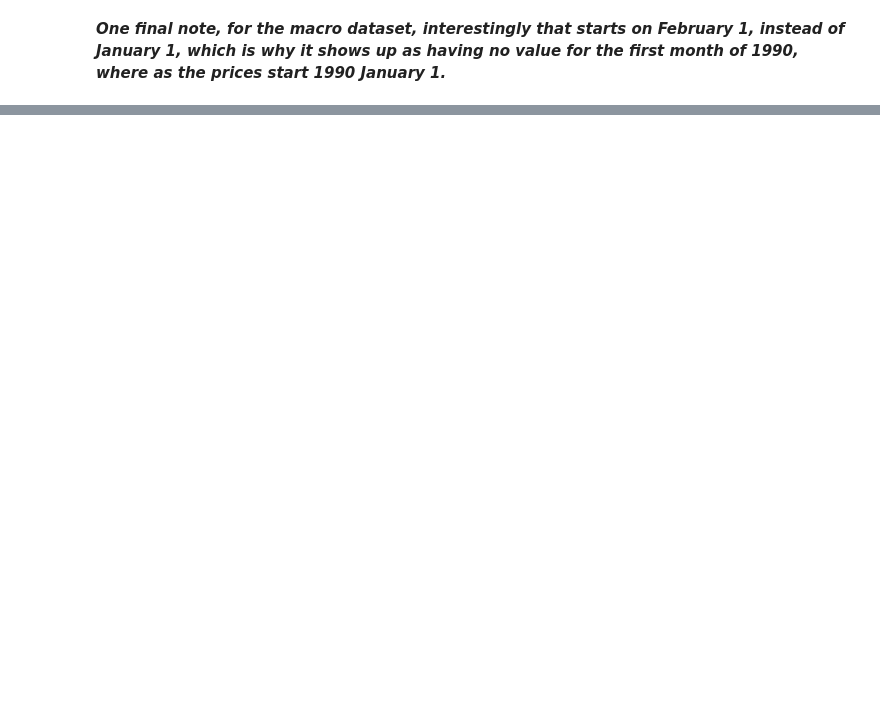
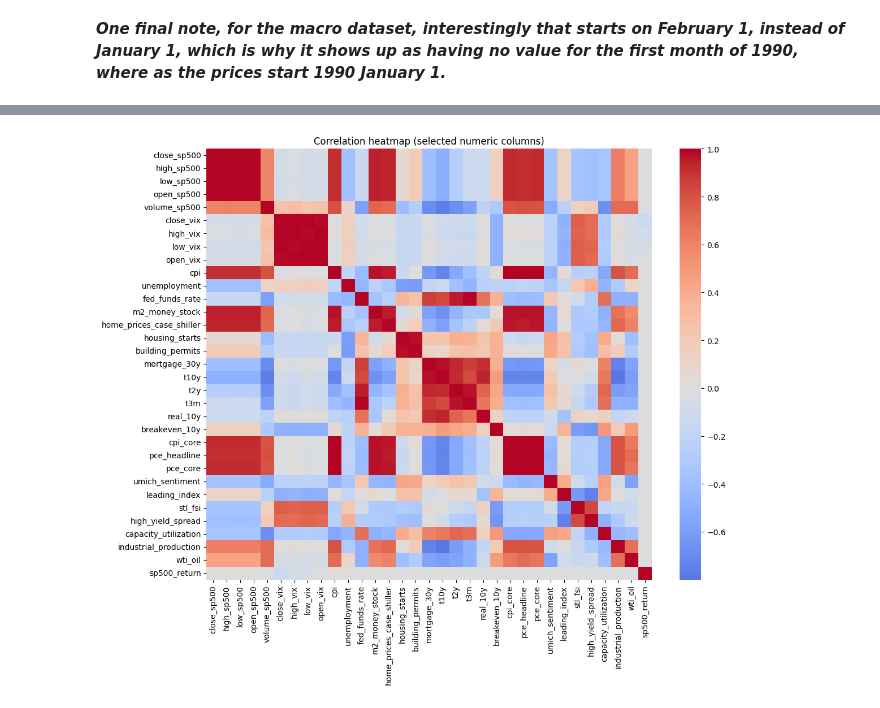
Before and after one commit to chhateauuu/Stock-Market-Crash-Predictor, a Jupyter notebook: pipeline.ipynb, the cells around one changed output, grey strips where cells are left out. Drawn from its saved outputs; the diff is of its cells as text; code cells hidden in the pictures; blank space fills up the shorter version.

```diff
--- a/pipeline.ipynb
+++ b/pipeline.ipynb
@@ -762,0 +846,80 @@ Merging macro variable: t3m
+# %%
+# Correlation heatmap for numeric columns (subset if very wide)
+import os
+import matplotlib.pyplot as plt
+import seaborn as sns
+import pandas as pd
+
+# Ensure plots directory and data are present
+base_dir_for_plots = globals().get('BASE_DIR', os.getcwd())
+default_plots = os.path.join(base_dir_for_plots, 'output', 'plots')
+PLOTS_DIR = globals().get('PLOTS_DIR', default_plots)
+os.makedirs(PLOTS_DIR, exist_ok=True)
+if 'df' not in globals() or globals().get('df') is None:
+    merged_path = os.path.join(globals().get('MERGED_DIR', os.path.join(globals().get('DATA_DIR', os.path.join(globals().get('BASE_DIR', os.getcwd()), 'data')), 'merged')), 'merged_dataset_cleaned.csv')
+    if os.path.exists(merged_path):
+        df = pd.read_csv(merged_path, parse_dates=['date'])
+        df = df.sort_values('date').reset_index(drop=True)
+        df = df.set_index('date')
+    else:
+        print(f'No merged dataset found at {merged_path}. Skipping correlation/pairplot/rolling-corr cells.')
+        df = None
+
+if df is None:
+    pass
+else:
+    numeric = df.select_dtypes(include=['number']).copy()
+    # Drop columns with too many NaNs or constant values
+    numeric = numeric.loc[:, numeric.isna().mean() < 0.5]
+    numeric = numeric.loc[:, numeric.apply(lambda x: x.nunique() > 1)]
+    if numeric.shape[1] == 0 or numeric.shape[0] == 0:
+        print('No numeric columns available for correlation heatmap. Skipping.')
+    else:
+        cols_for_corr = list(numeric.columns)[:40]  # limit size for readability
+        corr = numeric[cols_for_corr].corr()
+        plt.figure(figsize=(12,10))
+        sns.heatmap(corr, cmap='coolwarm', center=0, annot=False, fmt='.2f')
+        plt.title('Correlation heatmap (selected numeric columns)')
+        heat_path = os.path.join(PLOTS_DIR, 'correlation_heatmap.png')
+        plt.tight_layout()
+        plt.savefig(heat_path, dpi=150)
+        print('Saved heatmap to', heat_path)
+        plt.show()
+
+    # Pairplot for a small set of macro variables + returns (samples to speed up)
+    pair_cols_candidates = ['sp500_return', 'close_vix', 't10y', 't2y', 'breakeven_10y', 'unemployment']
+    pair_cols = [c for c in pair_cols_candidates if c in df.columns]
+    if len(pair_cols) >= 2:
+        non_null = df[pair_cols].dropna()
+        if non_null.shape[0] == 0:
+            print('No complete rows for pairplot. Skipping pairplot.')
+        else:
+            sample_df = non_null.sample(n=min(2000, len(non_null)), random_state=0)
+            try:
+                sns.pairplot(sample_df, plot_kws={'alpha':0.4}, diag_kind='kde')
+                pair_path = os.path.join(PLOTS_DIR, 'pairplot_sample.png')
+                plt.savefig(pair_path, dpi=150)
+                print('Saved pairplot to', pair_path)
+                plt.show()
+            except Exception as e:
+                print('Pairplot failed (likely heavy); error:', e)
+
+    # Rolling correlation between S&P returns and VIX (60-day)
+    if 'sp500_return' in df.columns and 'close_vix' in df.columns:
+        # drop NaNs in the two series to compute rolling correlation cleanly
+        tmp = df[['sp500_return', 'close_vix']].dropna()
+        if tmp.shape[0] < 20:
+            print('Not enough data for rolling correlation (need at least 20 non-null rows). Skipping.')
+        else:
+            roll = tmp['sp500_return'].rolling(window=60, min_periods=20).corr(tmp['close_vix'])
+            plt.figure(figsize=(14,4))
+            sns.lineplot(x=roll.index, y=roll.values)
+            plt.title('60-day rolling correlation: S&P 500 returns vs VIX')
+            plt.xlabel('Date')
+            plt.ylabel('Rolling correlation')
+            roll_path = os.path.join(PLOTS_DIR, 'rolling_corr_return_vix.png')
+            plt.tight_layout()
+            plt.savefig(roll_path, dpi=150)
+            print('Saved rolling-corr plot to', roll_path)
+            plt.show()
+# %% [output]
@@ -762,0 +927 @@ Merging macro variable: t3m
+[figure, added]
```
Also changed, not shown: parts of 15 cells of this notebook, 5 other files.
